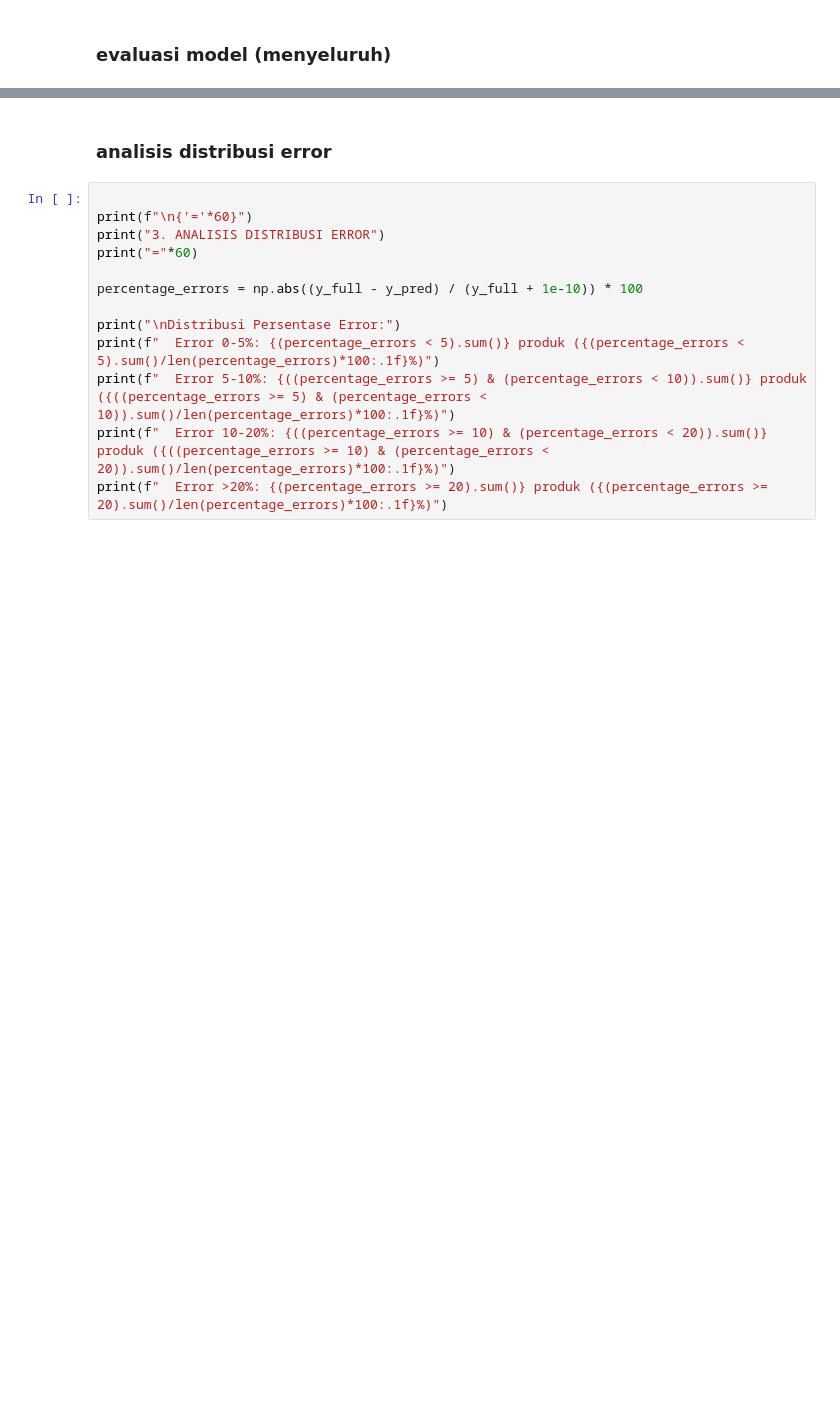
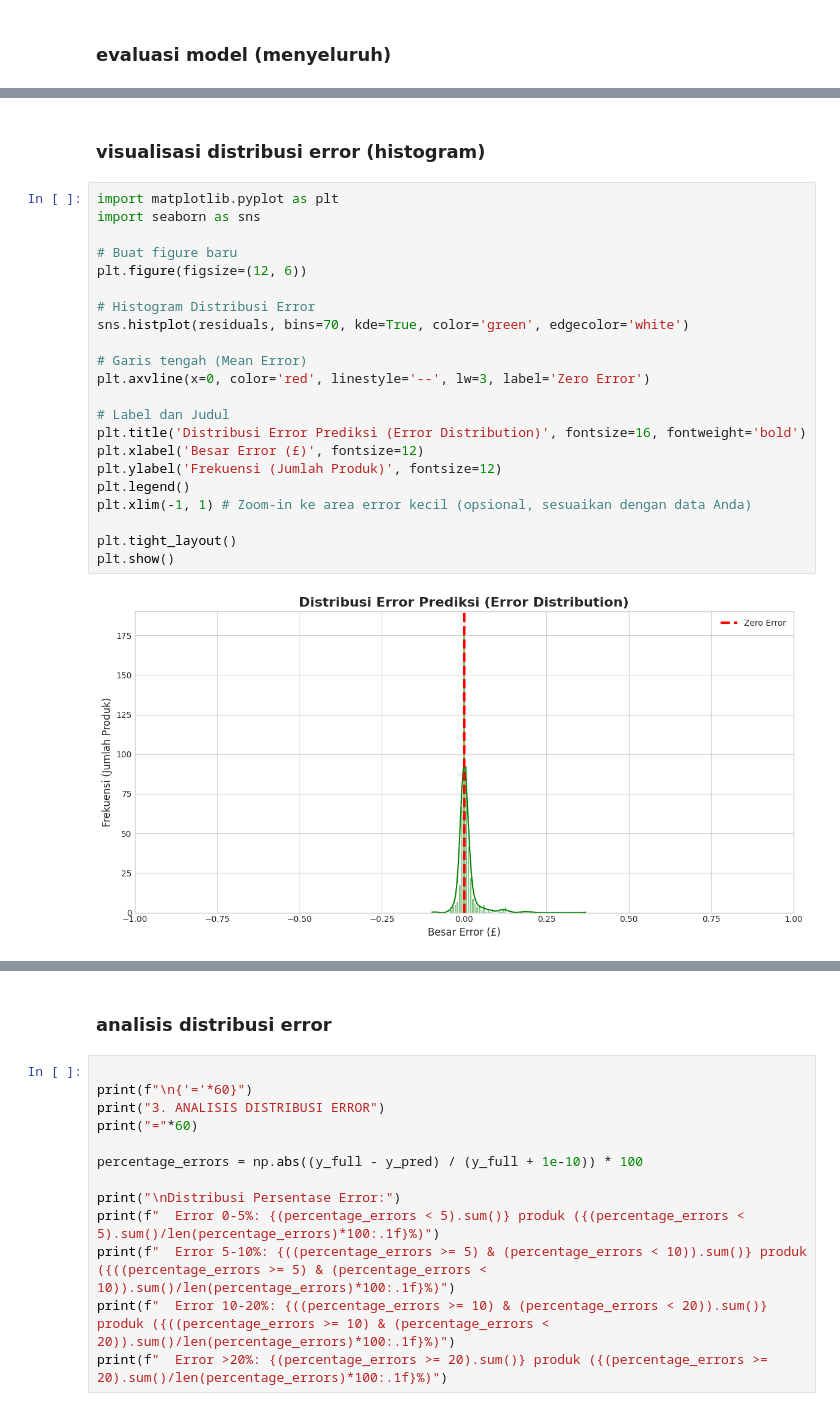
Before and after one commit to xProbe/jetto_presentasi_1.0, a Jupyter notebook: Presentasi_Data_EvaluationDeployment_fix.ipynb, the cells around one changed output, grey strips where cells are left out. Saved outputs shown, nothing was run; the diff lists cells and outputs as text; blank space fills up the shorter version.

```diff
--- a/Presentasi_Data_EvaluationDeployment_fix.ipynb
+++ b/Presentasi_Data_EvaluationDeployment_fix.ipynb
@@ -123,0 +216,26 @@ print(f"Max Residual: £{np.max(residuals):.4f}")
+# %% [markdown]
+### visualisasi distribusi error (histogram)
+# %%
+import matplotlib.pyplot as plt
+import seaborn as sns
+
+# Buat figure baru
+plt.figure(figsize=(12, 6))
+
+# Histogram Distribusi Error
+sns.histplot(residuals, bins=70, kde=True, color='green', edgecolor='white')
+
+# Garis tengah (Mean Error)
+plt.axvline(x=0, color='red', linestyle='--', lw=3, label='Zero Error')
+
+# Label dan Judul
+plt.title('Distribusi Error Prediksi (Error Distribution)', fontsize=16, fontweight='bold')
+plt.xlabel('Besar Error (£)', fontsize=12)
+plt.ylabel('Frekuensi (Jumlah Produk)', fontsize=12)
+plt.legend()
+plt.xlim(-1, 1) # Zoom-in ke area error kecil (opsional, sesuaikan dengan data Anda)
+
+plt.tight_layout()
+plt.show()
+# %% [output]
+[figure, added]
```
Also changed, not shown: parts of 22 cells of this notebook, 2 other files.
